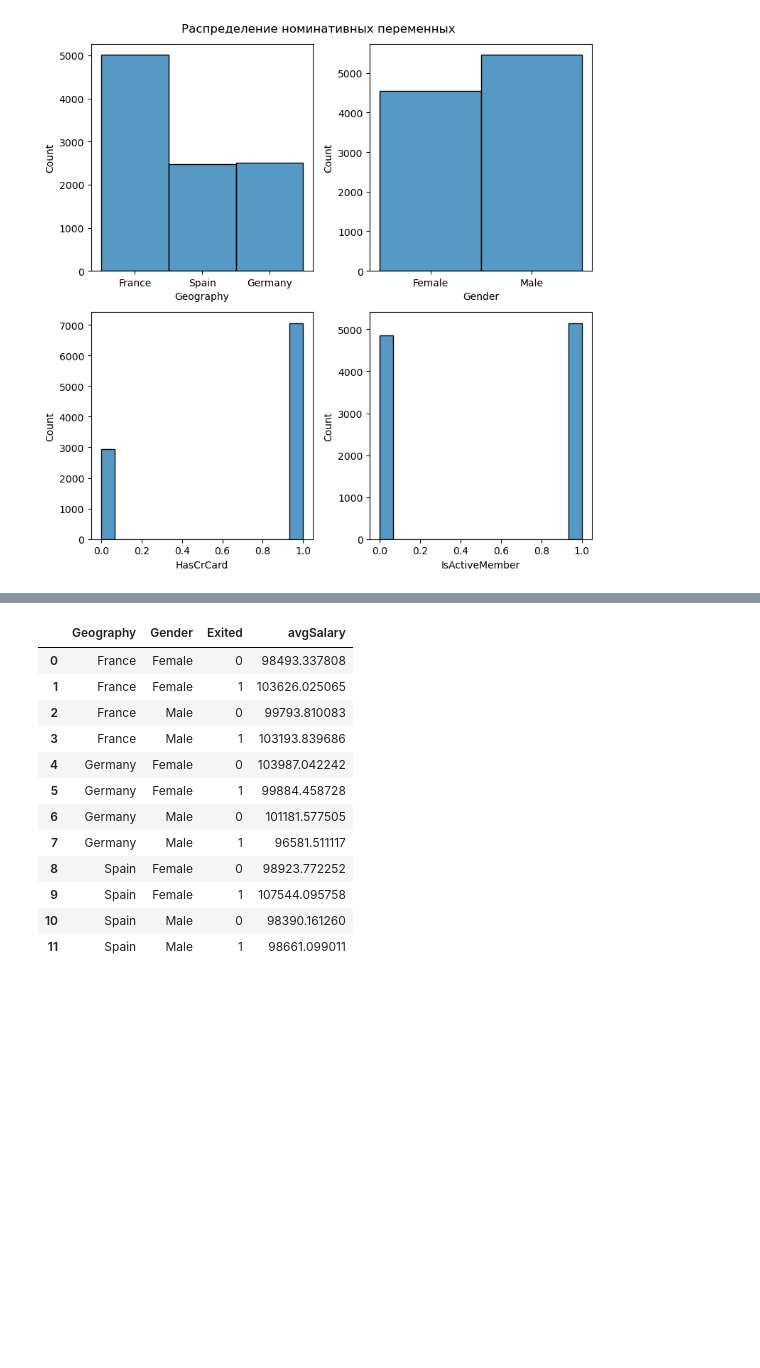
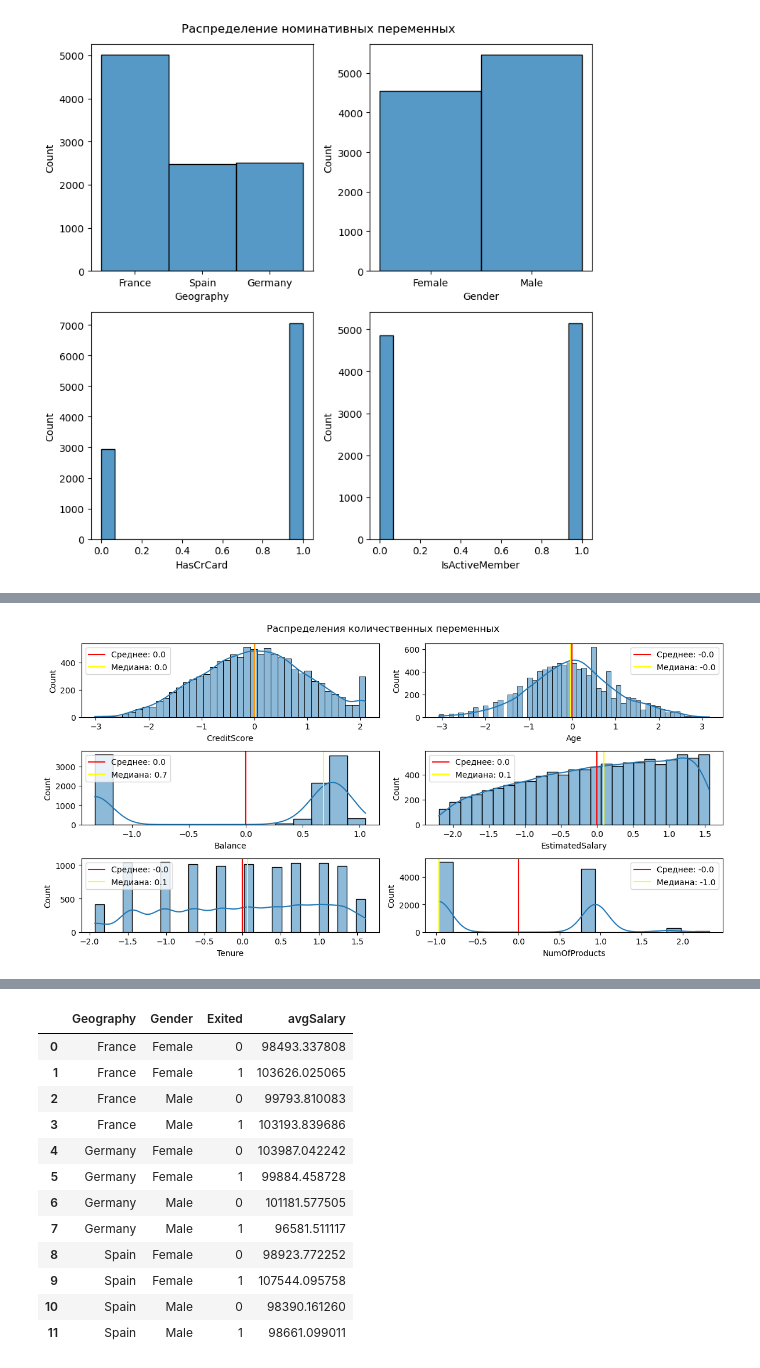
Before and after one commit to ChillLover/BankChurn, a Jupyter notebook: eda.ipynb, the cells around one changed output, grey strips where cells are left out. Saved outputs shown, nothing was run; the diff lists cells and outputs as text; code cells hidden in the pictures; blank space fills up the shorter version.

```diff
--- a/eda.ipynb
+++ b/eda.ipynb
@@ -152,0 +181,45 @@ plt.show()
+# %%
+num_power = eda_data[['CreditScore', 'Age', 'Balance', 'EstimatedSalary', 'Tenure', 'NumOfProducts']].copy()
+# %%
+pt = PowerTransformer(method='yeo-johnson')
+# %%
+for col in num_power:
+    num_power[col] = pt.fit_transform(num_power[[col]])
+# %%
+fig, axes = plt.subplots(3, 2, figsize=(12, 6))
+fig.suptitle('Распределения количественных переменных')
+
+ax1 = sns.histplot(data=num_power, x='CreditScore', kde=True, ax=axes[0][0])
+ax1.axvline(x=num_power['CreditScore'].mean(), color='red', label=f"Среднее: {np.round(num_power['CreditScore'].mean(), 1)}")
+ax1.axvline(x=num_power['CreditScore'].median(), color='yellow', label=f"Медиана: {np.round(num_power['CreditScore'].median(), 1)}")
+ax1.legend()
+
+ax2 = sns.histplot(data=num_power, x='Age', kde=True, ax=axes[0][1])
+ax2.axvline(x=num_power['Age'].mean(), color='red', label=f"Среднее: {np.round(num_power['Age'].mean(), 1)}")
+ax2.axvline(x=num_power['Age'].median(), color='yellow', label=f"Медиана: {np.round(num_power['Age'].median(), 1)}")
+ax2.legend()
+
+ax3 = sns.histplot(data=num_power, x='Balance', kde=True, ax=axes[1][0])
+ax3.axvline(x=num_power['Balance'].mean(), color='red', label=f"Среднее: {np.round(num_power['Balance'].mean(), 1)}")
+ax3.axvline(x=num_power['Balance'].median(), color='yellow', label=f"Медиана: {np.round(num_power['Balance'].median(), 1)}")
+ax3.legend()
+
+ax4 = sns.histplot(data=num_power, x='EstimatedSalary', kde=True, ax=axes[1][1])
+ax4.axvline(x=num_power['EstimatedSalary'].mean(), color='red', label=f"Среднее: {np.round(num_power['EstimatedSalary'].mean(), 1)}")
+ax4.axvline(x=num_power['EstimatedSalary'].median(), color='yellow', label=f"Медиана: {np.round(num_power['EstimatedSalary'].median(), 1)}")
+ax4.legend()
+
+ax5 = sns.histplot(data=num_power, x='Tenure', kde=True, ax=axes[2][0])
+ax5.axvline(x=num_power['Tenure'].mean(), color='red', label=f"Среднее: {np.round(num_power['Tenure'].mean(), 1)}")
+ax5.axvline(x=num_power['Tenure'].median(), color='yellow', label=f"Медиана: {np.round(num_power['Tenure'].median(), 1)}")
+ax5.legend()
+
+ax6 = sns.histplot(data=num_power, x='NumOfProducts', kde=True, ax=axes[2][1])
+ax6.axvline(x=num_power['NumOfProducts'].mean(), color='red', label=f"Среднее: {np.round(num_power['NumOfProducts'].mean(), 1)}")
+ax6.axvline(x=num_power['NumOfProducts'].median(), color='yellow', label=f"Медиана: {np.round(num_power['NumOfProducts'].median(), 1)}")
+ax6.legend()
+
+plt.tight_layout()
+plt.show()
+# %% [output]
+[figure, added]
```
Also changed, not shown: parts of 32 cells of this notebook, 3 other files.
